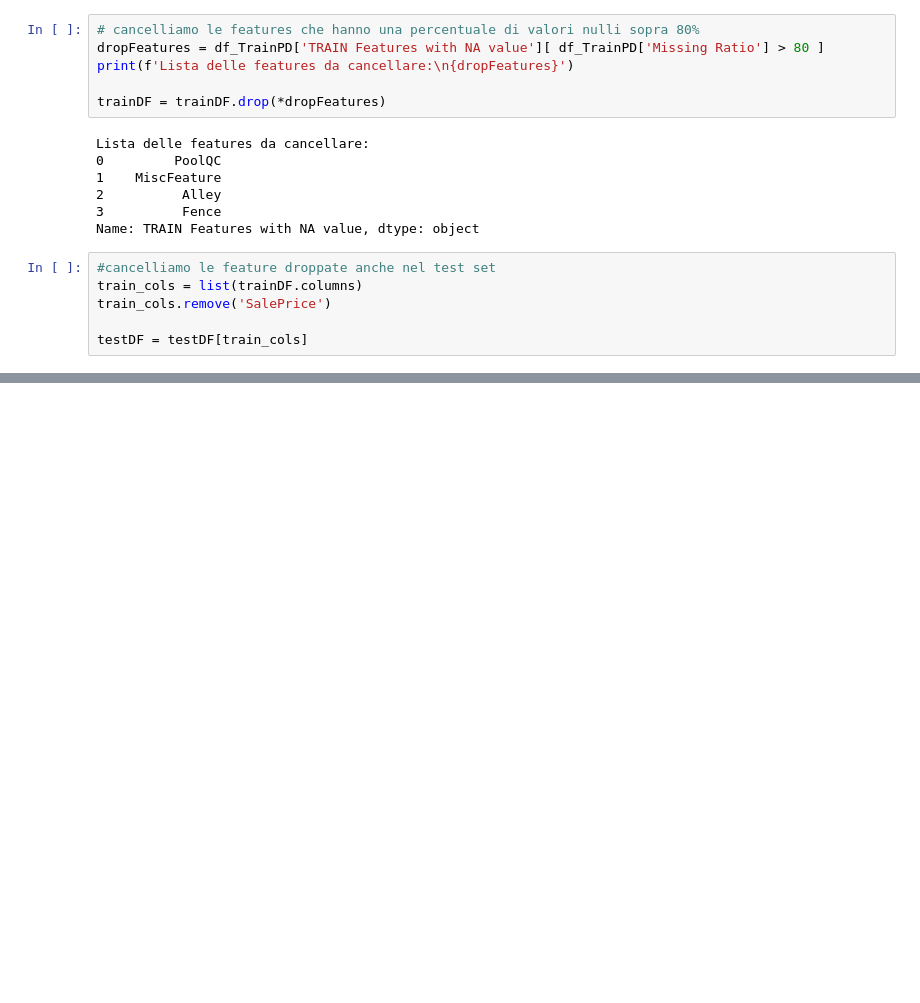
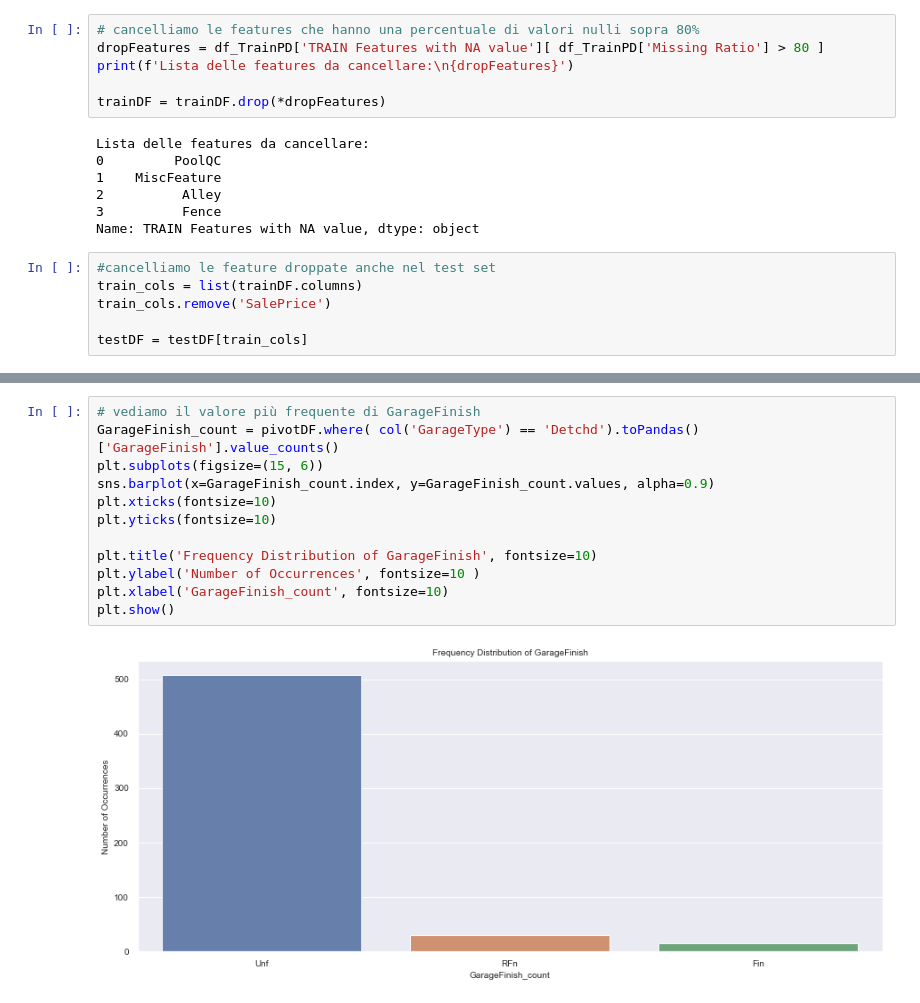
Before and after one commit to vitodigrigoli/house-prices-regression, a Jupyter notebook: di-grigoli.ipynb, the cells around one changed output, grey strips where cells are left out. Cells and saved outputs as stored; diff of their text form; blank space fills up the shorter version.

```diff
--- a/di-grigoli.ipynb
+++ b/di-grigoli.ipynb
@@ -203,0 +338,14 @@ only showing top 20 rows
+# %%
+# vediamo il valore più frequente di GarageFinish
+GarageFinish_count = pivotDF.where( col('GarageType') == 'Detchd').toPandas()['GarageFinish'].value_counts()
+plt.subplots(figsize=(15, 6))
+sns.barplot(x=GarageFinish_count.index, y=GarageFinish_count.values, alpha=0.9)
+plt.xticks(fontsize=10)
+plt.yticks(fontsize=10)
+
+plt.title('Frequency Distribution of GarageFinish', fontsize=10)
+plt.ylabel('Number of Occurrences', fontsize=10 )
+plt.xlabel('GarageFinish_count', fontsize=10)
+plt.show()
+# %% [output]
+[figure, added]
```
Also changed, not shown: parts of 22 cells of this notebook.
